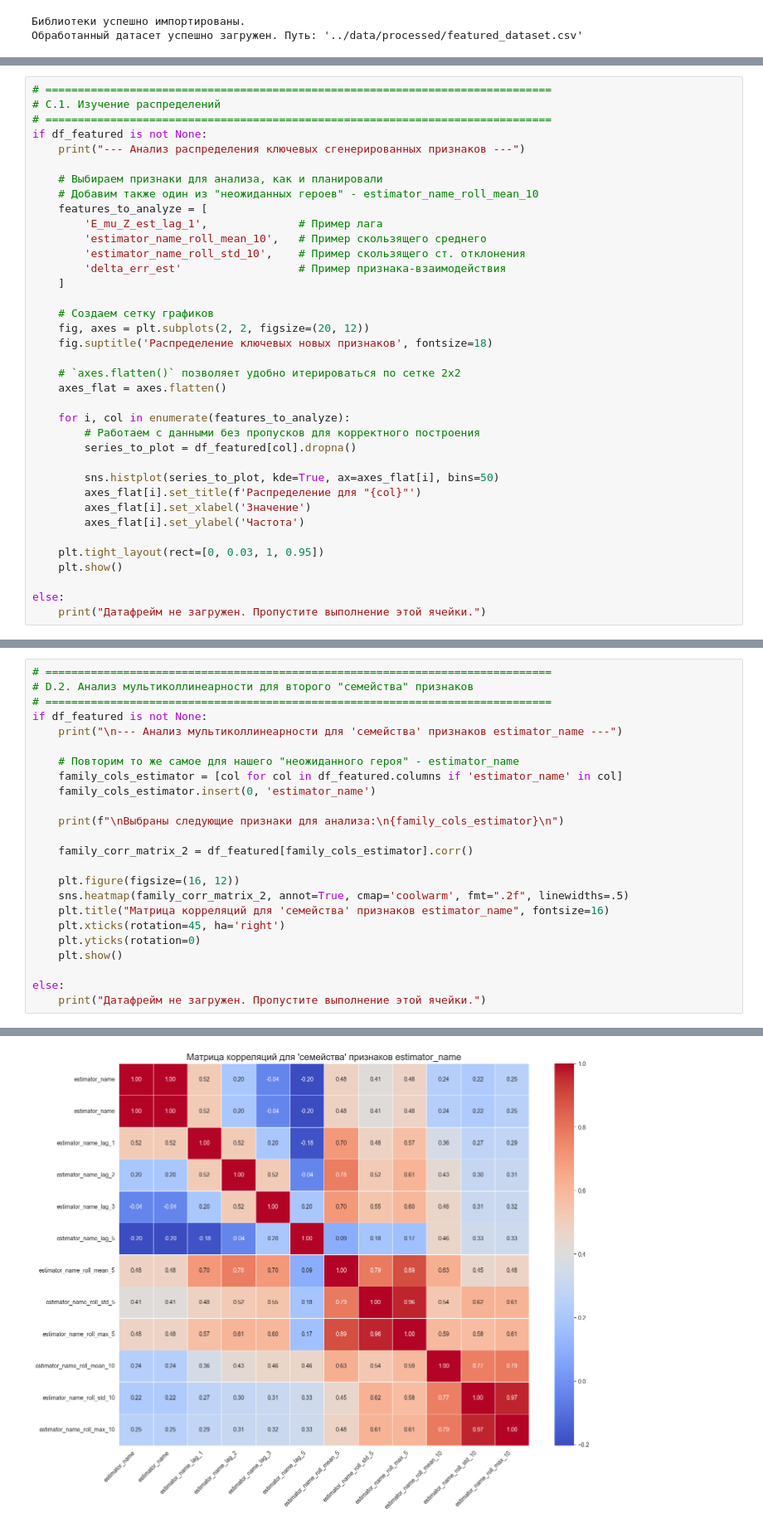
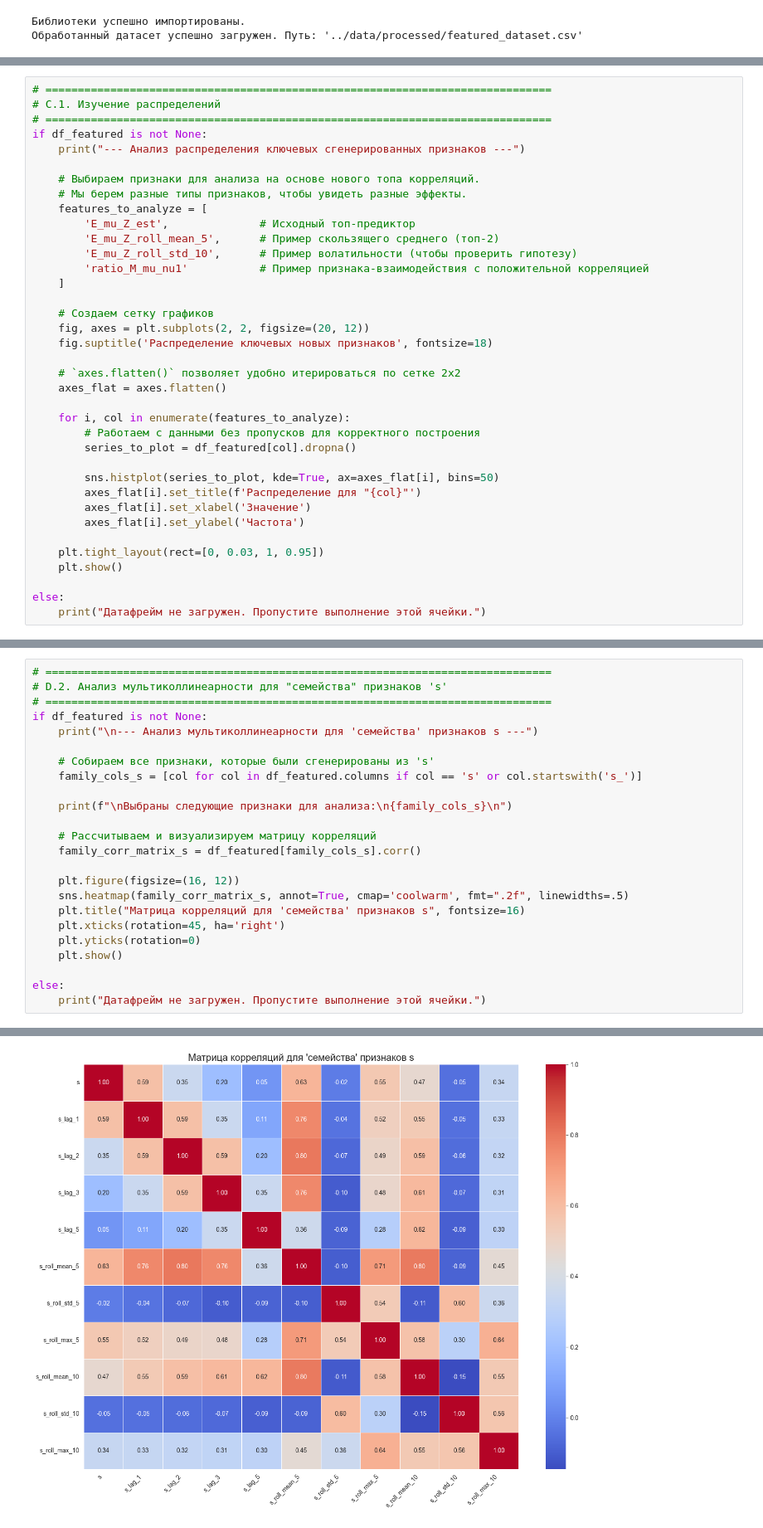
Before and after one commit to jmihan/aidao-hack, a Jupyter notebook: notebooks/eda_processed.ipynb, the cells around one changed output, grey strips where cells are left out. Shown at 83% size. Drawn from its saved outputs; the diff is of its cells as text.

```diff
--- a/notebooks/eda_processed.ipynb
+++ b/notebooks/eda_processed.ipynb
@@ -181,13 +181,13 @@ Passing `palette` without assigning `hue` is deprecated and will be removed in v
 if df_featured is not None:
     print("--- Анализ распределения ключевых сгенерированных признаков ---")
 
-    # Выбираем признаки для анализа, как и планировали
-    # Добавим также один из "неожиданных героев" - estimator_name_roll_mean_10
+    # Выбираем признаки для анализа на основе нового топа корреляций.
+    # Мы берем разные типы признаков, чтобы увидеть разные эффекты.
     features_to_analyze = [
-        'E_mu_Z_est_lag_1',              # Пример лага
-        'estimator_name_roll_mean_10',   # Пример скользящего среднего
-        'estimator_name_roll_std_10',    # Пример скользящего ст. отклонения
-        'delta_err_est'                  # Пример признака-взаимодействия
+        'E_mu_Z_est',              # Исходный топ-предиктор
+        'E_mu_Z_roll_mean_5',      # Пример скользящего среднего (топ-2)
+        'E_mu_Z_roll_std_10',      # Пример волатильности (чтобы проверить гипотезу)
+        'ratio_M_mu_nu1'           # Пример признака-взаимодействия с положительной корреляцией
     ]
 
     # Создаем сетку графиков
@@ -250,21 +250,21 @@ else:
 # %%
 # ==============================================================================
-# D.2. Анализ мультиколлинеарности для второго "семейства" признаков
+# D.2. Анализ мультиколлинеарности для "семейства" признаков 's'
 # ==============================================================================
 if df_featured is not None:
-    print("\n--- Анализ мультиколлинеарности для 'семейства' признаков estimator_name ---")
+    print("\n--- Анализ мультиколлинеарности для 'семейства' признаков s ---")
 
-    # Повторим то же самое для нашего "неожиданного героя" - estimator_name
-    family_cols_estimator = [col for col in df_featured.columns if 'estimator_name' in col]
-    family_cols_estimator.insert(0, 'estimator_name')
+    # Собираем все признаки, которые были сгенерированы из 's'
+    family_cols_s = [col for col in df_featured.columns if col == 's' or col.startswith('s_')]
 
-    print(f"\nВыбраны следующие признаки для анализа:\n{family_cols_estimator}\n")
+    print(f"\nВыбраны следующие признаки для анализа:\n{family_cols_s}\n")
 
-    family_corr_matrix_2 = df_featured[family_cols_estimator].corr()
+    # Рассчитываем и визуализируем матрицу корреляций
+    family_corr_matrix_s = df_featured[family_cols_s].corr()
 
     plt.figure(figsize=(16, 12))
-    sns.heatmap(family_corr_matrix_2, annot=True, cmap='coolwarm', fmt=".2f", linewidths=.5)
-    plt.title("Матрица корреляций для 'семейства' признаков estimator_name", fontsize=16)
+    sns.heatmap(family_corr_matrix_s, annot=True, cmap='coolwarm', fmt=".2f", linewidths=.5)
+    plt.title("Матрица корреляций для 'семейства' признаков s", fontsize=16)
     plt.xticks(rotation=45, ha='right')
     plt.yticks(rotation=0)
     plt.show()
@@ -279 +279 @@ else:
-[figure, old version]
+[figure, new version]
```
Also changed, not shown: parts of 8 cells of this notebook, 1 other file.
